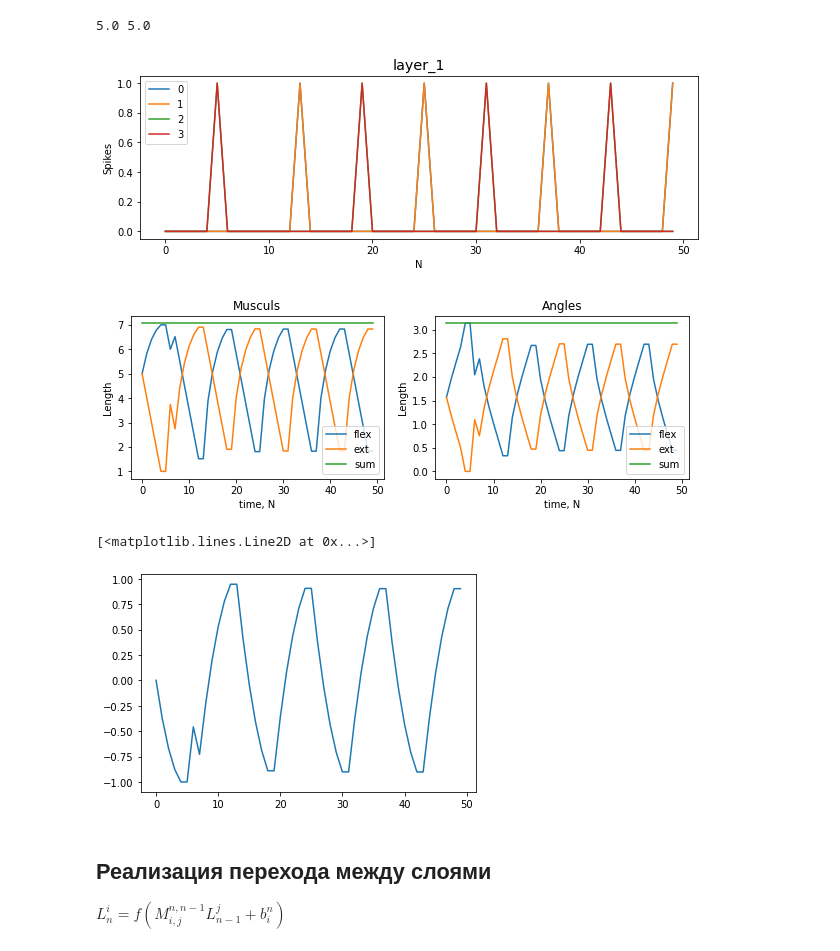
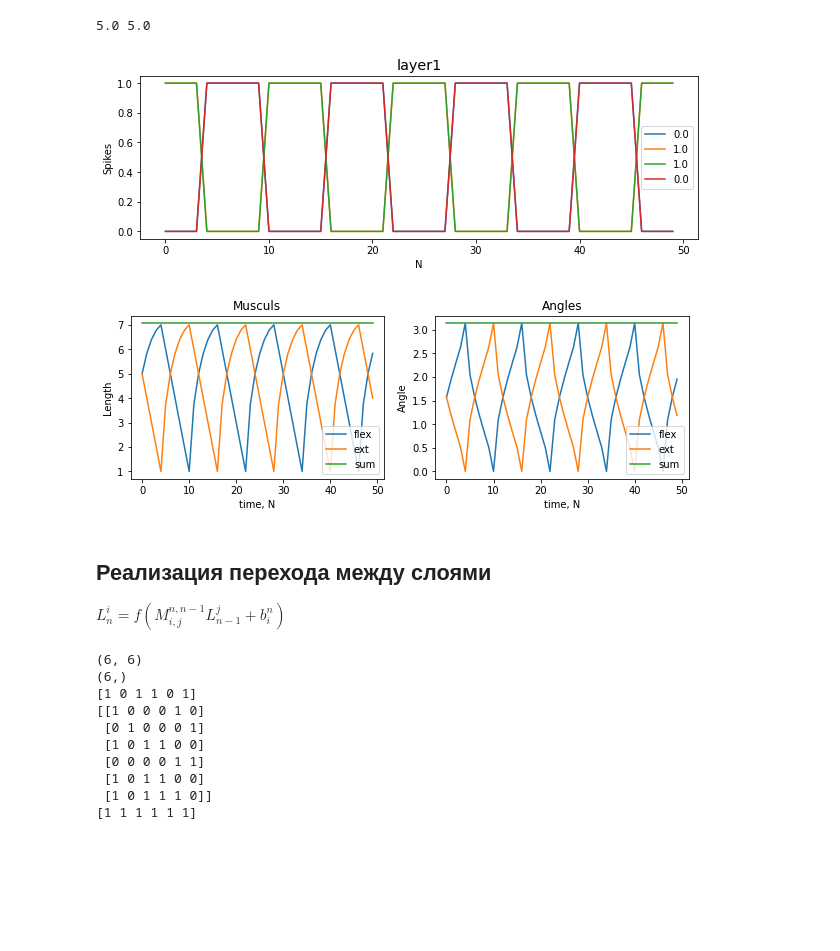
Before and after one commit to brodayagabro/Cat_locomotion, a Jupyter notebook: develop.ipynb, the cells around one changed output. Saved outputs shown, nothing was run; the diff lists cells and outputs as text; code cells hidden in the pictures; blank space fills up the shorter version.

```diff
--- a/develop.ipynb
+++ b/develop.ipynb
@@ -1,34 +1,31 @@
 # %%
 import numpy as np
 from matplotlib import pyplot as plt
 from Models.Limb import Limb
 from Models.Runner import Runner
 
 # activation functions
 sigmoid = lambda t: 1/(1+np.exp(-t))
 f = lambda t: (t >= 1).astype(float)
-act1 = lambda x: (x//6)%2 #сюда надо веса и как либо обучать
+act1 = lambda x: ((x+3)//6)%2 #сюда надо веса и как либо обучать
 
 N = 50
 
 time = list(range(N))
 
-segment = Limb(3, 4, [1, 0], [0, 0, 0, 0], [])
+segment = Limb(10, 3, 4, [1, 0], [0, 0, 0, 0], [])
 simulation = Runner(N, segment)
 
-segment = simulation.run_simulate()
+segment = simulation.run_simulate(act1)
 #print(simulation.get_detector())
-simulation.display_layer("layer_1")
+simulation.display_layer("layer1")
 simulation.display_limb()
 #time
 time = list(range(N))
-plt.plot(time, segment.Angles.aflex[0:N])
 # %% [output]
 5.0 5.0
-[figure, old version]
+[figure, new version]
-[figure, old version]
+[figure, new version]
-[<matplotlib.lines.Line2D at 0x...>]
-[figure, removed]
 # %% [markdown]
 ## Реализация перехода между слоями
 
@@ -35,0 +35,46 @@ $ L^i_n = f(M^{n, n-1}_{i, j}L^{j}_{n-1} + b^n_i)$
+# %%
+f = lambda t: (t >= 1).astype(int)
+act1 = lambda x: ((x+3)//5)%2 #сюда надо веса и как либо обучать
+
+class CPGnet:
+    f = lambda t: (t >= 1).astype(float)
+    network = np.array([])
+    weights = np.array([])
+    def __init__(self, N, W):
+        self.network = np.random.randint(2, size=N, dtype=int)
+        size = (N, N)
+        self.weigths = W
+        print(self.weigths.shape)
+        print(self.network.shape)
+
+    def feedforward(self):
+        W = self.weigths
+        r = self.network
+        self.network = f(np.matmul(W, r))
+
+    def status(self):
+        return self.network
+    def get_weights(self):
+        return self.weigths
+N = 6
+W = np.random.randint(2, size=(N, N), dtype = int)
+net = CPGnet(N, W)
+r = net.status()
+print(r)
+W = net.get_weights()
+print(W)
+r = f(np.dot(W, r))
+#print(r)
+net.feedforward()
+print(net.status())
+# %% [output]
+(6, 6)
+(6,)
+[1 0 1 1 0 1]
+[[1 0 0 0 1 0]
+ [0 1 0 0 0 1]
+ [1 0 1 1 0 0]
+ [0 0 0 0 1 1]
+ [1 0 1 1 0 0]
+ [1 0 1 1 1 0]]
+[1 1 1 1 1 1]
```
Also changed, not shown: parts of 1 cell of this notebook, 2 other files.
